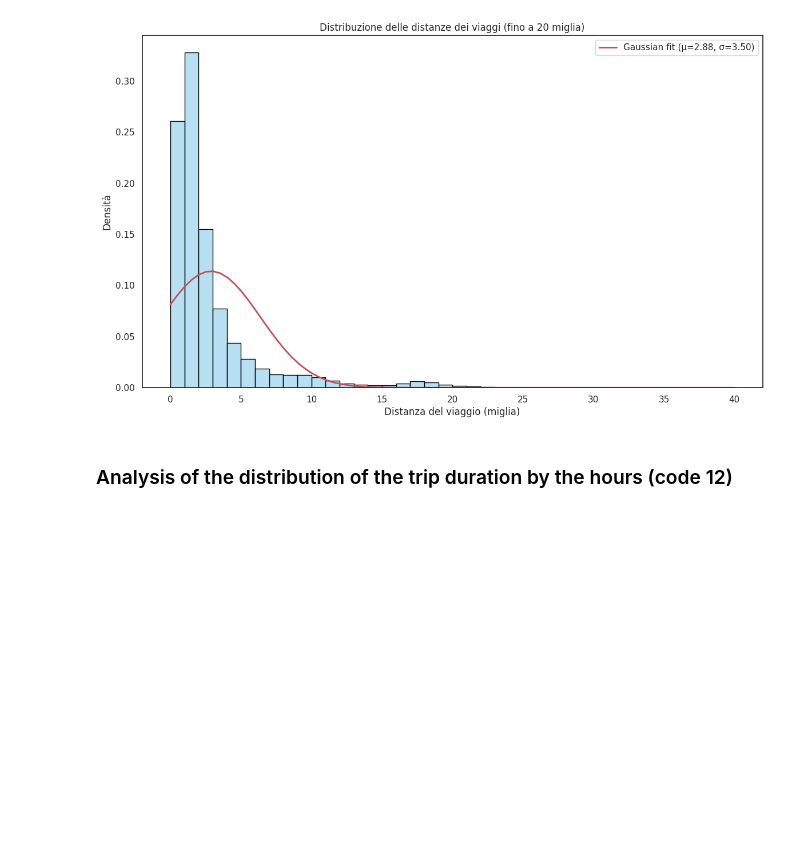
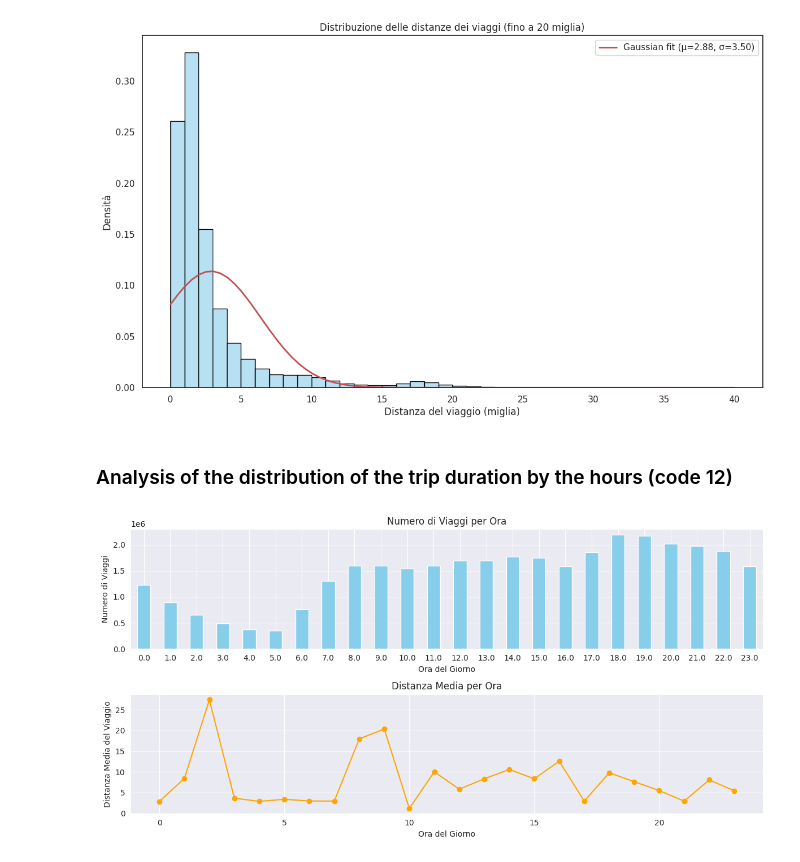
Before and after one commit to NicolaPicciafuoco/time-series-analysis, a Jupyter notebook: code/notebook.ipynb, the cells around one changed output. Saved outputs shown, nothing was run; the diff lists cells and outputs as text; code cells hidden in the pictures; blank space fills up the shorter version.

Commit message:
update code, for relation whith distance of trip and number of trip for hour.

```diff
--- a/code/notebook.ipynb
+++ b/code/notebook.ipynb
@@ -279,8 +297,3 @@ plt.show()
 [figure]
 # %% [markdown]
 ### Analysis of the distribution of the trip duration by the hours (code 12)
-# %%
-df_2015_01 = pd.read_csv(file_path1, usecols=columns)   # Load the dataset  in a DataFrame
-df_2016_01 = pd.read_csv(file_path2, usecols=columns)
-df_2016_02 = pd.read_csv(file_path3, usecols=columns)
-df_2016_03 = pd.read_csv(file_path4, usecols=columns)
@@ -294,0 +317,38 @@ df_total = pd.concat([df_2015_01_filtered, df_2016_01, df_2016_02, df_2016_03],
+# %%
+# 3. Cluster the data by the hour
+#df_ratecode_parzial = load_colums(file_paths, colums_envolved=['trip_distance', 'RatecodeID'])
+df_ratecode_parzial = load_columns(file_paths, columns_envolved=['trip_distance', 'RatecodeID', 'tpep_pickup_datetime'])
+df_2015_01_filtered = df_2015_01[['trip_distance', 'RatecodeID', 'tpep_pickup_datetime']]    # Load the dataset  in a DataFrame
+df_ratecode=pd.concat([df_2015_01_filtered, df_ratecode_parzial], ignore_index=True)
+# convert the column to datetime
+df_ratecode['tpep_pickup_datetime'] = pd.to_datetime(df_ratecode_parzial['tpep_pickup_datetime'])
+df_ratecode['pickup_hour'] = df_ratecode['tpep_pickup_datetime'].dt.hour
+
+# Calculate the number of trips for each hour
+trip_for_hour = df_ratecode.groupby('pickup_hour').size()
+# %%
+distance_media_for_hour = df_ratecode.groupby('pickup_hour')['trip_distance'].mean()
+
+# Plot the number of trips and the average distance for each hour
+plt.figure(figsize=(12, 6))
+
+# Number of trips for each hour
+plt.subplot(2, 1, 1)
+trip_for_hour.plot(kind='bar', color='skyblue')
+plt.title('Numero di Viaggi per Ora')
+plt.xlabel('Ora del Giorno')
+plt.ylabel('Numero di Viaggi')
+plt.xticks(rotation=0)
+
+# Distance for each hour
+plt.subplot(2, 1, 2)
+distance_media_for_hour.plot(kind='line', marker='o', color='orange')
+plt.title('Distanza Media per Ora')
+plt.xlabel('Ora del Giorno')
+plt.ylabel('Distanza Media del Viaggio')
+plt.xticks(rotation=0)
+
+plt.tight_layout()
+plt.show()
+# %% [output]
+[figure, added]
```
Also changed, not shown: parts of 3 cells of this notebook.
